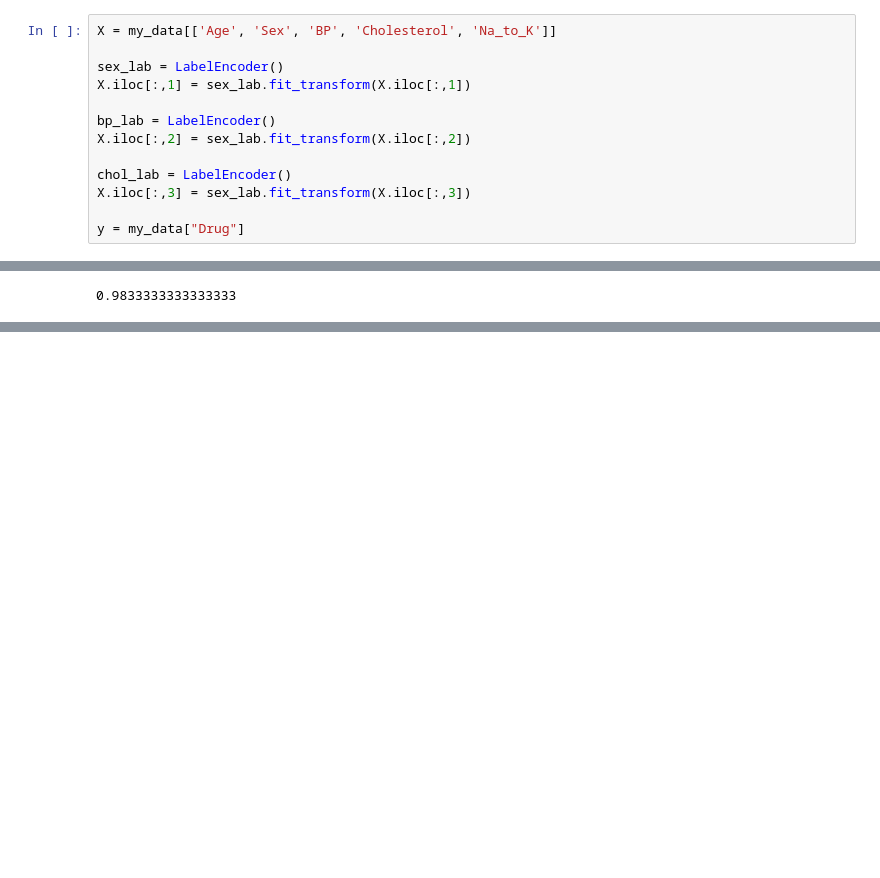
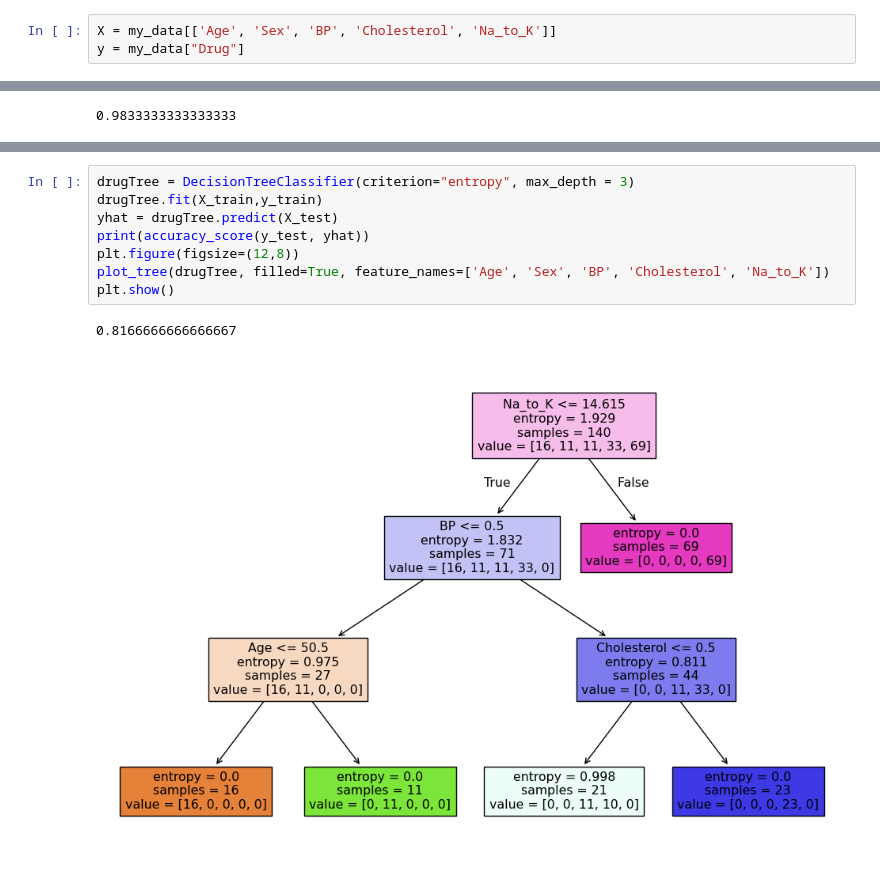
Before and after one commit to zahra-ahmadbeigloo/Machine-Learning-Projects, a Jupyter notebook: Drug-Classification/Drug.ipynb, the cells around one changed output, grey strips where cells are left out. Saved outputs shown, nothing was run; the diff lists cells and outputs as text; blank space fills up the shorter version.

```diff
--- a/Drug-Classification/Drug.ipynb
+++ b/Drug-Classification/Drug.ipynb
@@ -27,13 +95,3 @@ my_data.head()
 # %%
 X = my_data[['Age', 'Sex', 'BP', 'Cholesterol', 'Na_to_K']]
-
-sex_lab = LabelEncoder()
-X.iloc[:,1] = sex_lab.fit_transform(X.iloc[:,1])
-
-bp_lab = LabelEncoder()
-X.iloc[:,2] = sex_lab.fit_transform(X.iloc[:,2])
-
-chol_lab = LabelEncoder()
-X.iloc[:,3] = sex_lab.fit_transform(X.iloc[:,3])
-
 y = my_data["Drug"]
@@ -65,0 +116,11 @@ plt.show()
+# %%
+drugTree = DecisionTreeClassifier(criterion="entropy", max_depth = 3)
+drugTree.fit(X_train,y_train)
+yhat = drugTree.predict(X_test)
+print(accuracy_score(y_test, yhat))
+plt.figure(figsize=(12,8))
+plot_tree(drugTree, filled=True, feature_names=['Age', 'Sex', 'BP', 'Cholesterol', 'Na_to_K'])
+plt.show()
+# %% [output]
+0.8166666666666667
+[figure, added]
```
Also changed, not shown: parts of 9 cells of this notebook.
